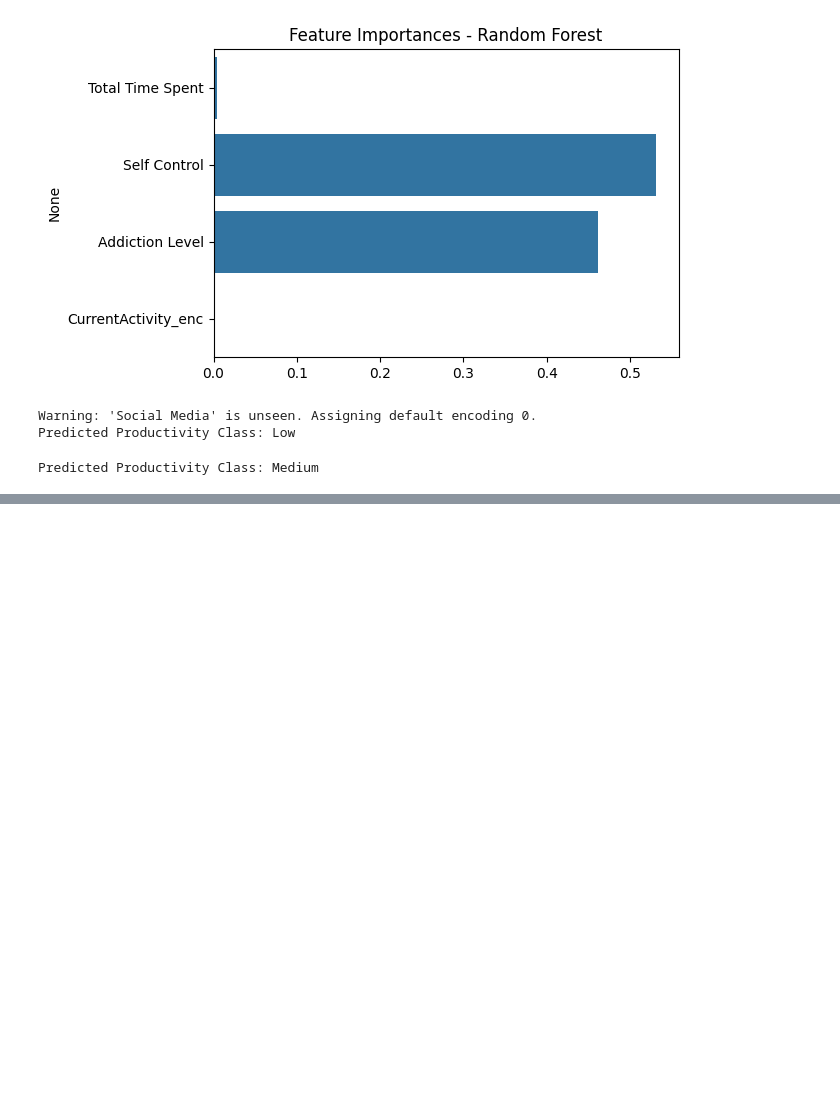
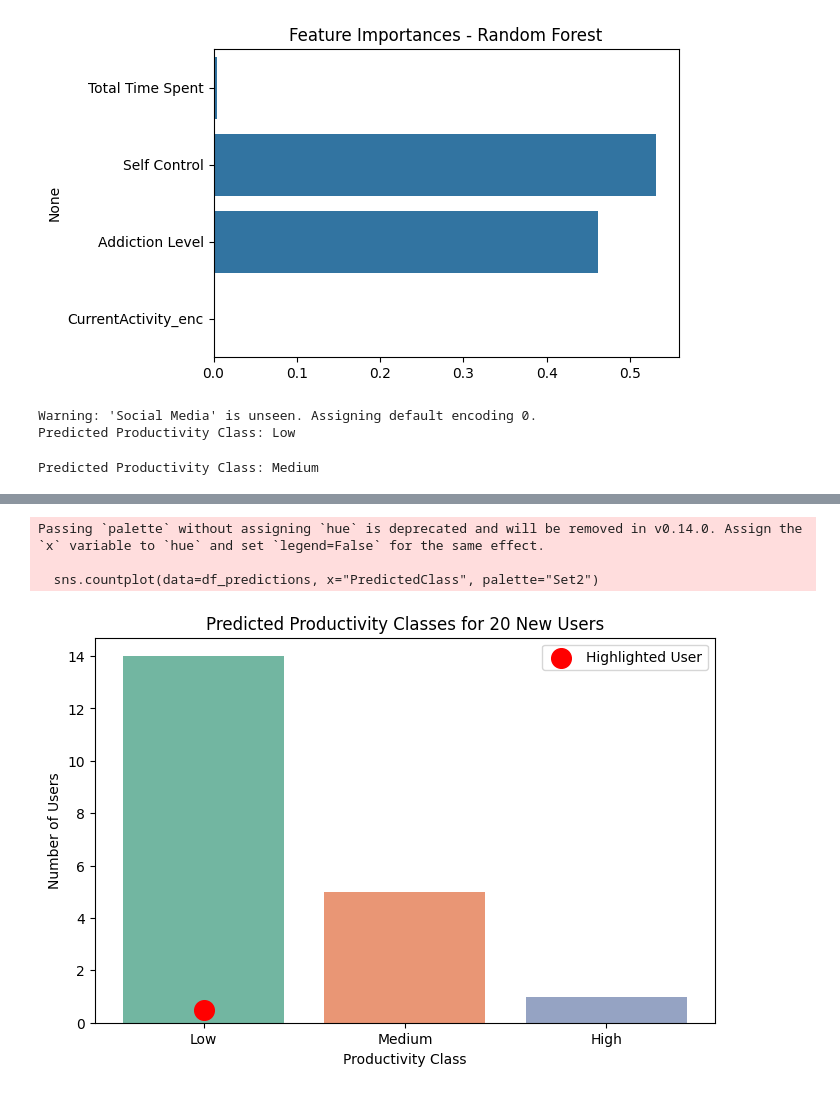
Before and after one commit to Pathushi/Dark-Side-of-Social-Media, a Jupyter notebook: random_forest_model.ipynb, the cells around one changed output, grey strips where cells are left out. Saved outputs shown, nothing was run; the diff lists cells and outputs as text; code cells hidden in the pictures; blank space fills up the shorter version.

Commit message:
Update random forest file

```diff
--- a/random_forest_model.ipynb
+++ b/random_forest_model.ipynb
@@ -232,0 +317,62 @@ User 20: {'Total Time Spent': 94, 'Self Control': 2, 'Addiction Level': 5, 'Curr
+# %%
+import pandas as pd
+import matplotlib.pyplot as plt
+import seaborn as sns
+import random
+
+# Known activities
+known_activities = ["Commuting", "At school", "At home", "At work"]
+
+# Generate 20 new users
+new_users = []
+for i in range(20):
+    user = {
+        "Total Time Spent": random.randint(20, 300),
+        "Self Control": random.randint(1, 10),
+        "Addiction Level": random.randint(0, 10),
+        "CurrentActivity": random.choice(known_activities)
+    }
+    new_users.append(user)
+
+# Predict productivity for the 20 users
+predictions = []
+for user_data in new_users:
+    pred_class = predict_productivity(user_data, rf, le, scaler)
+    user_data["PredictedClass"] = pred_class
+    predictions.append(user_data)
+
+# Convert to DataFrame
+df_predictions = pd.DataFrame(predictions)
+
+# Optional: New user to highlight
+highlight_user = {
+    "Total Time Spent": 150,
+    "Self Control": 6,
+    "Addiction Level": 4,
+    "CurrentActivity": "At work"
+}
+highlight_user["PredictedClass"] = predict_productivity(highlight_user, rf, le, scaler)
+
+# Plot distribution of predicted classes
+plt.figure(figsize=(8,5))
+sns.countplot(data=df_predictions, x="PredictedClass", palette="Set2")
+
+# Highlight new user
+plt.scatter(
+    x=[highlight_user["PredictedClass"]],
+    y=[0.5],  # slightly above 0 to make it visible
+    color='red',
+    s=200,
+    label='Highlighted User'
+)
+
+plt.title("Predicted Productivity Classes for 20 New Users")
+plt.xlabel("Productivity Class")
+plt.ylabel("Number of Users")
+plt.legend()
+plt.show()
+# %% [output]
+Passing `palette` without assigning `hue` is deprecated and will be removed in v0.14.0. Assign the `x` variable to `hue` and set `legend=False` for the same effect.
+
+  sns.countplot(data=df_predictions, x="PredictedClass", palette="Set2")
+[figure, added]
```
Also changed, not shown: parts of 3 cells of this notebook.
